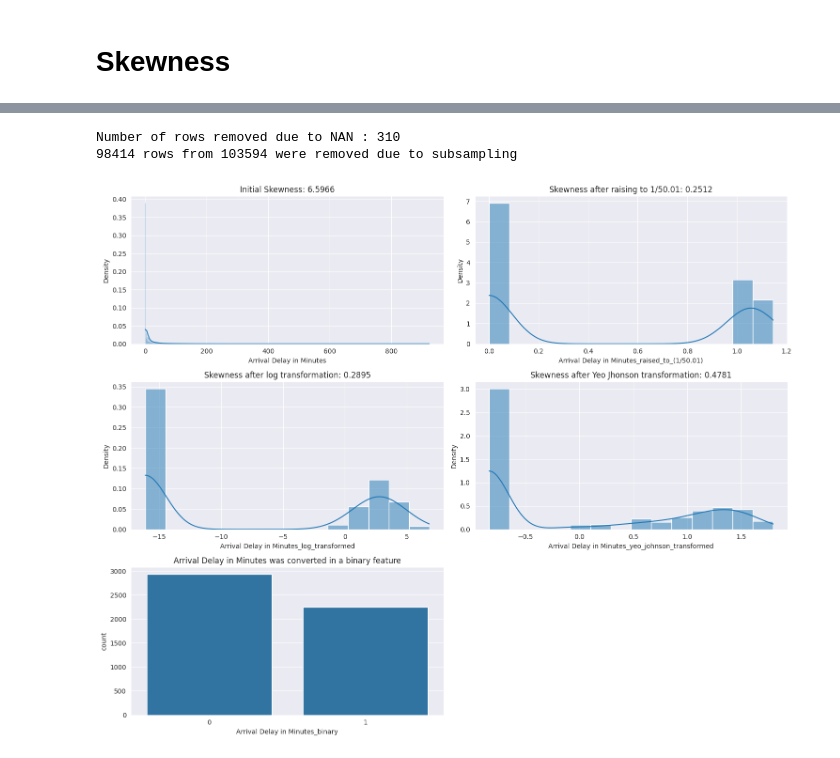
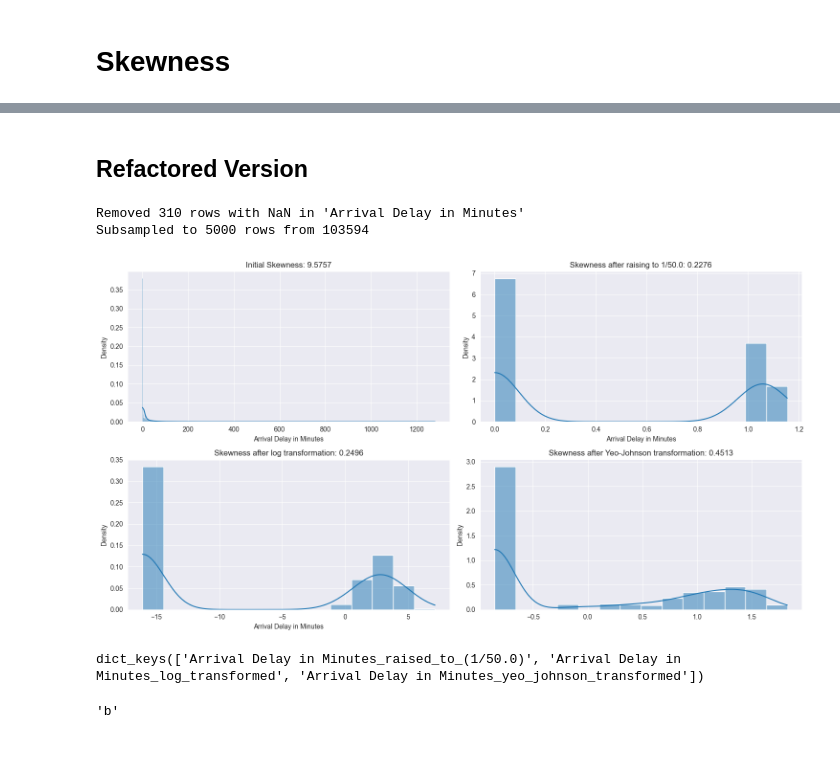
Before and after one commit to RodolfoPCruz/eda_toolkit, a Jupyter notebook: notebooks/skewness.ipynb, the cells around one changed output, grey strips where cells are left out. Drawn from its saved outputs; the diff is of its cells as text; code cells hidden in the pictures.

```diff
--- a/notebooks/skewness.ipynb
+++ b/notebooks/skewness.ipynb
@@ -373,9 +238,5 @@ def correct_skew(df: pd.DataFrame, feature: str, max_power: int = 50,
 
 
     return df_temp, results
-# %%
-df, x = correct_skew(airline, 'Arrival Delay in Minutes')
-# %% [output]
-Number of rows removed due to NAN : 310
-98414 rows from 103594 were removed due to subsampling
-[figure, removed]
+# %% [markdown]
+## Refactored Version
@@ -381,0 +450,17 @@ Number of rows removed due to NAN : 310
+# %%
+df_inicial, df_final, sub_or_not = remove_nans_and_subsample(airline, 'Arrival Delay in Minutes', True, subsample_limit=5000)
+# %% [output]
+Removed 310 rows with NaN in 'Arrival Delay in Minutes'
+Subsampled to 5000 rows from 103594
+# %%
+trasnf, resultados=apply_transformations(df_final,
+                                        'Arrival Delay in Minutes',
+                                        df_final['Arrival Delay in Minutes'].skew(),
+                                        50,
+                                        plot=True)
+# %% [output]
+[figure, added]
+# %%
+trasnf.keys()
+# %% [output]
+dict_keys(['Arrival Delay in Minutes_raised_to_(1/50.0)', 'Arrival Delay in Minutes_log_transformed', 'Arrival Delay in Minutes_yeo_johnson_transformed'])
@@ -381,0 +670,6 @@ Number of rows removed due to NAN : 310
+# %%
+my_dict = {'a': 10, 'b': 3, 'c': 7}
+min_key = min(my_dict, key=lambda k: my_dict[k])
+min_key
+# %% [output]
+'b'
```
Also changed, not shown: parts of 7 cells of this notebook.
